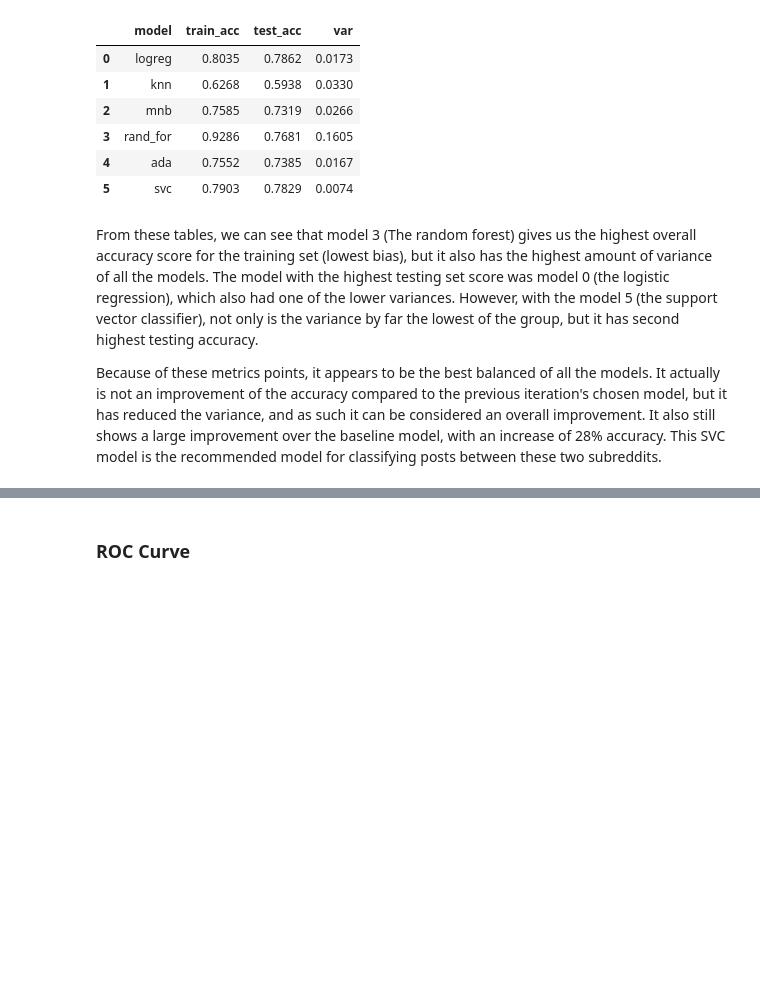
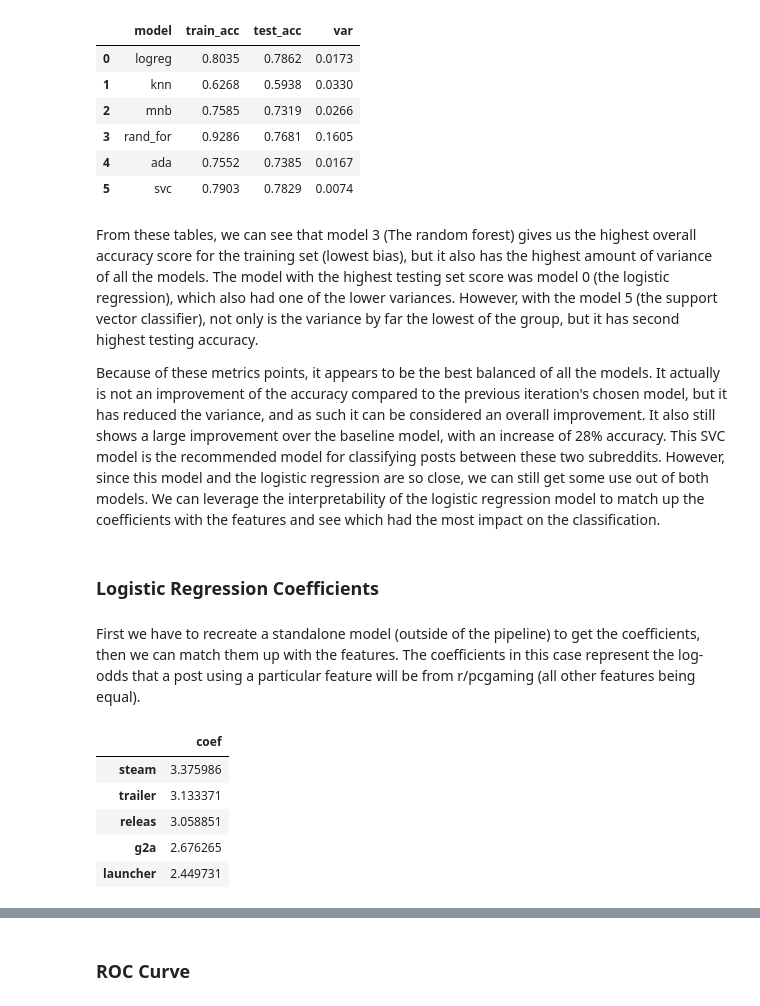
Before and after one commit to ondovj/reddit_classification, a Jupyter notebook: Code/2-cleaning_through_conclusions.ipynb, the cells around one changed output, grey strips where cells are left out. Drawn from its saved outputs; the diff is of its cells as text; code cells hidden in the pictures; blank space fills up the shorter version.

```diff
--- a/Code/2-cleaning_through_conclusions.ipynb
+++ b/Code/2-cleaning_through_conclusions.ipynb
@@ -850,4 +853,8 @@ model_df
 # %% [markdown]
 From these tables, we can see that model 3 (The random forest) gives us the highest overall accuracy score for the training set (lowest bias), but it also has the highest amount of variance of all the models. The model with the highest testing set score was model 0 (the logistic regression), which also had one of the lower variances. However, with the model 5 (the support vector classifier), not only is the variance by far the lowest of the group, but it has second highest testing accuracy.
 
-Because of these metrics points, it appears to be the best balanced of all the models. It actually is not an improvement of the accuracy compared to the previous iteration's chosen model, but it has reduced the variance, and as such it can be considered an overall improvement. It also still shows a large improvement over the baseline model, with an increase of 28% accuracy. This SVC model is the recommended model for classifying posts between these two subreddits.
+Because of these metrics points, it appears to be the best balanced of all the models. It actually is not an improvement of the accuracy compared to the previous iteration's chosen model, but it has reduced the variance, and as such it can be considered an overall improvement. It also still shows a large improvement over the baseline model, with an increase of 28% accuracy. This SVC model is the recommended model for classifying posts between these two subreddits. However, since this model and the logistic regression are so close, we can still get some use out of both models. We can leverage the interpretability of the logistic regression model to match up the coefficients with the features and see which had the most impact on the classification.
+# %% [markdown]
+### Logistic Regression Coefficients
+# %% [markdown]
+First we have to recreate a standalone model (outside of the pipeline) to get the coefficients, then we can match them up with the features. The coefficients in this case represent the log-odds that a post using a particular feature will be from r/pcgaming (all other features being equal).
@@ -853,0 +868,15 @@ Because of these metrics points, it appears to be the best balanced of all the m
+# %%
+# making df of features w/coefs
+lr_coef_df = pd.DataFrame(lr_final_model.coef_[0],
+                         columns=["coef"],
+                         index=index)
+# sorting for highest coef
+lr_coef_df = lr_coef_df.sort_values("coef", ascending=False)
+lr_coef_df.head()
+# %% [output]
+|  | coef |
+| steam | 3.375986 |
+| trailer | 3.133371 |
+| releas | 3.058851 |
+| g2a | 2.676265 |
+| launcher | 2.449731 |
```
Also changed, not shown: parts of 17 cells of this notebook, 1 other file.
